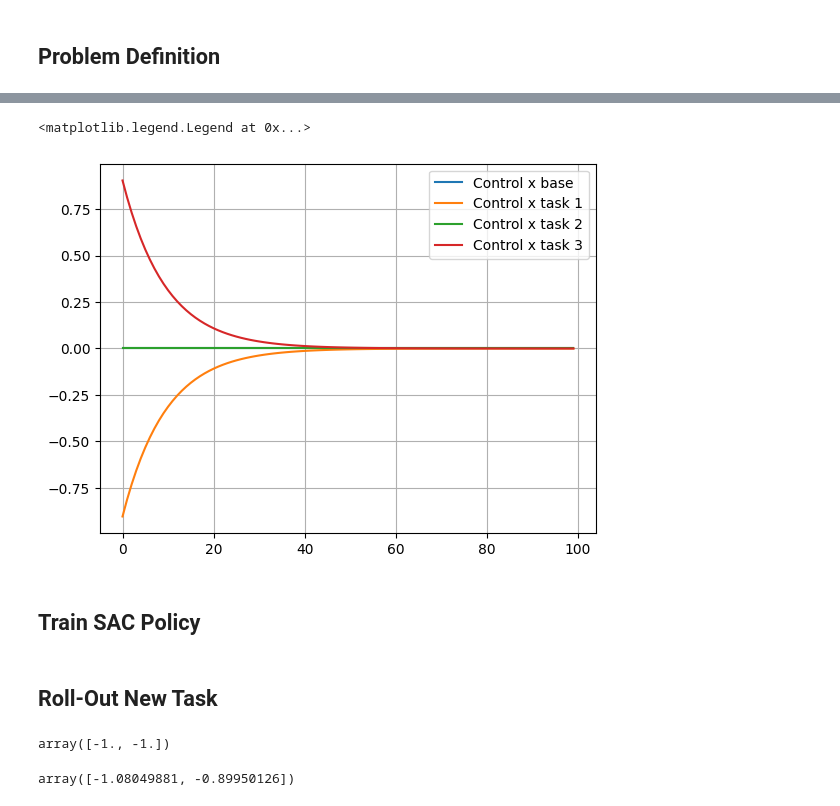
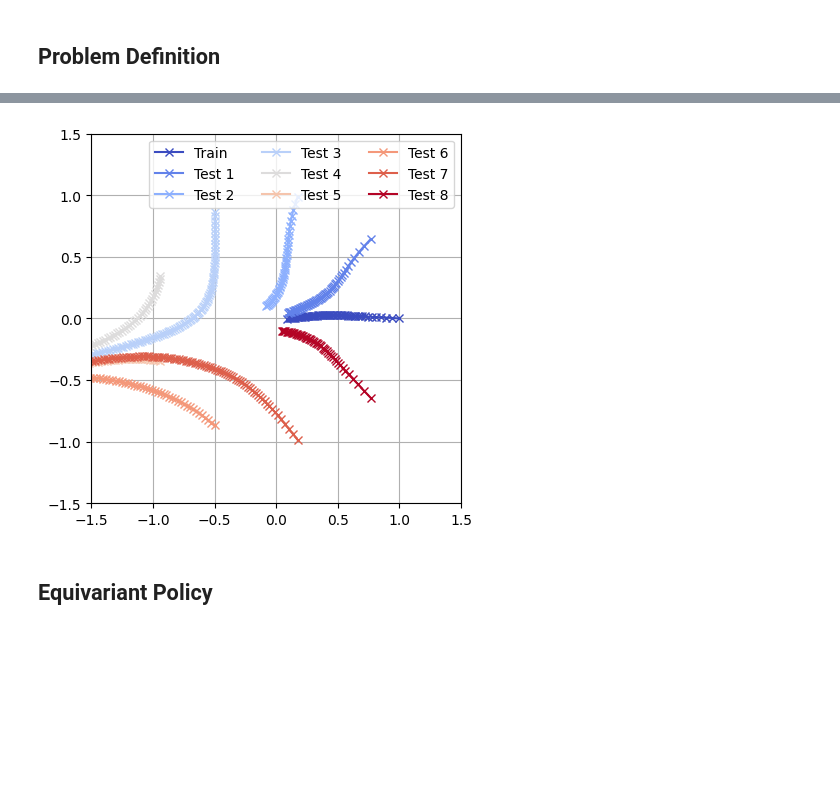
Before and after one commit to PaulNitschke/geo_meta_rl, a Jupyter notebook: task_inference.ipynb, the cells around one changed output, grey strips where cells are left out. Cells and saved outputs as stored; diff of their text form; code cells hidden in the pictures; blank space fills up the shorter version.

Commit message:
added further code for task inference, show usefulness of both projection and symmetry

```diff
--- a/task_inference.ipynb
+++ b/task_inference.ipynb
@@ -39,7 +39,7 @@ def optimal_lqr_control(A, B, Q, R):
 class CircleRotationEnv(gym.Env):
 
     def __init__(self,
-                 s_inits: np.array,
+                 s_init: np.array,
                  k_x=0,
                  k_y=0,
                  k_p=0,
@@ -72,8 +72,7 @@ class CircleRotationEnv(gym.Env):
                       [0.0, self.q_y]])
         self.R = np.eye(2) * self.q_r
 
-        self.s_inits = s_inits
-        self.s_0 = random.choice(self.s_inits)
+        self.s_0 = s_init
         self.s = self.s_0
 
         self.episode_length = 100
@@ -89,7 +88,7 @@ class CircleRotationEnv(gym.Env):
         '''
 
         self.step_count = 0
-        self.s = random.choice(self.s_inits).copy()
+        self.s = self.s_0.copy()
         return self.s
 
 
@@ -156,8 +155,8 @@ from stable_baselines3.common.env_util import make_vec_env
 import os
 
 # Make the environment
-s_inits = [np.array([1,0], dtype=np.float32)]
-env = CircleRotationEnv(s_inits=s_inits)
+s_0 = np.array([1,0], dtype=np.float32)
+env = CircleRotationEnv(s_init=s_0)
 
 # Optionally wrap in a vectorized env (recommended for SB3)
 vec_env = make_vec_env(lambda: env, n_envs=os.cpu_count())
@@ -166,5 +165,5 @@ vec_env = make_vec_env(lambda: env, n_envs=os.cpu_count())
 model = SAC("MlpPolicy", vec_env, verbose=1)
 
 # Train the model
-model.learn(total_timesteps=100_000)
+model.learn(total_timesteps=50_000)
 # %% [output]
@@ -197,7 +198,7 @@ def generate_circle_points(N):
     return points
 
 # Example
-N = 8
-circle_points = generate_circle_points(N)
+N_tasks = 9
+circle_points = generate_circle_points(N_tasks)
 print(circle_points)
 # %% [output]
@@ -306,14 +247,20 @@ plt.legend()
-# %%
-plt.plot(controls_base[:,1], label="Control x base")
-plt.plot(controls_task_1[:,1], label="Control x task 1")
-plt.plot(controls_task_2[:,1], label="Control x task 2")
-plt.plot(controls_task_3[:,1], label="Control x task 3")
-plt.grid()
-plt.legend()
-# %% [output]
-<matplotlib.legend.Legend at 0x...>
-[figure, removed]
+# %%
+cmap = plt.get_cmap('coolwarm')
+num_trajs = len(trajs_all_tasks)
+
+for idx_traj, traj_task in enumerate(trajs_all_tasks):
+    if idx_traj == 0:
+        label="Train"
+    else:
+        label=f"Test {idx_traj}"
+    color = cmap(idx_traj / max(1, num_trajs - 1))
+    plt.plot(traj_task[:,0], traj_task[:,1], label=label, marker="x", color=color)
+plt.xlim(-1.5, 1.5)
+plt.ylim(-1.5, 1.5)
+plt.legend(ncols=3)
+plt.gca().set_aspect('equal')
+plt.grid()
+# %% [output]
+[figure, added]
 # %% [markdown]
-## Train SAC Policy
+## Equivariant Policy
-# %% [markdown]
-## Roll-Out New Task
@@ -331,8 +266,0 @@ a_0_prime = controls_prime[0,:]
-# %%
-s_0_prime
-# %% [output]
-array([-1., -1.])
-# %%
-s_1_prime
-# %% [output]
-array([-1.08049881, -0.89950126])
```
Also changed, not shown: parts of 21 cells of this notebook.
